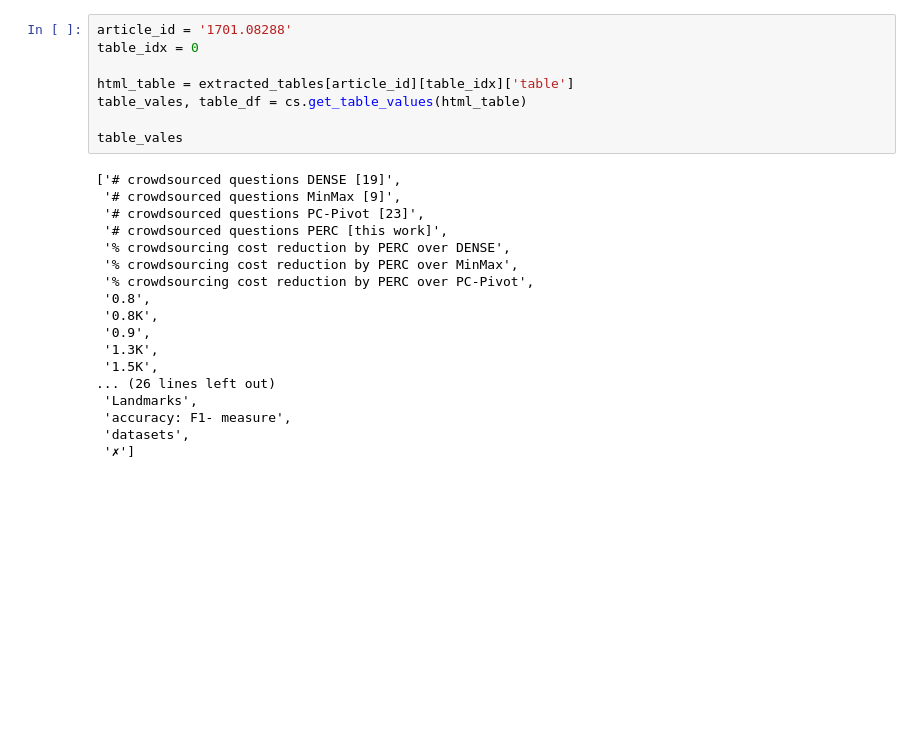
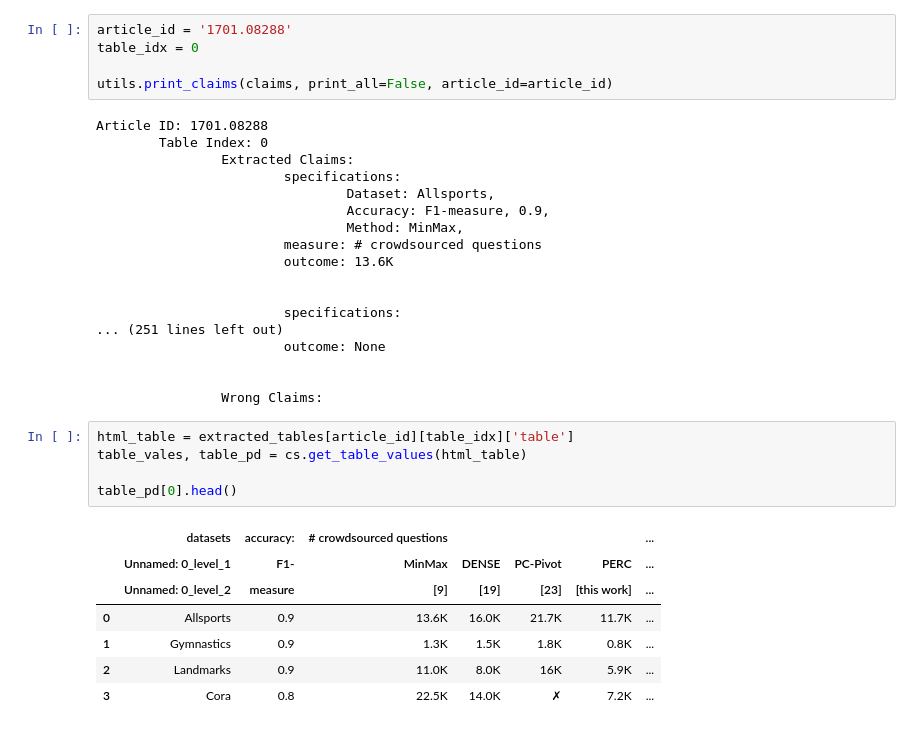
Before and after one commit to menicacci/desiree, a Jupyter notebook: claims_check.ipynb, the cells around one changed output. Cells and saved outputs as stored; diff of their text form; blank space fills up the shorter version.

```diff
--- a/claims_check.ipynb
+++ b/claims_check.ipynb
@@ -53,26 +43,36 @@ Article ID: 1701.08288
+# %%
+article_id = '1701.08288'
+table_idx = 0
+
+utils.print_claims(claims, print_all=False, article_id=article_id)
+# %% [output]
+Article ID: 1701.08288
+        Table Index: 0
+                Extracted Claims:
+                        specifications:
+                                Dataset: Allsports,
+                                Accuracy: F1-measure, 0.9,
+                                Method: MinMax,
+                        measure: # crowdsourced questions
+                        outcome: 13.6K
+
+
+                        specifications:
+... (251 lines left out)
+                        outcome: None
+
+
+                Wrong Claims:
 # %%
-article_id = '1701.08288'
-table_idx = 0
+html_table = extracted_tables[article_id][table_idx]['table']
+table_vales, table_pd = cs.get_table_values(html_table)
 
-html_table = extracted_tables[article_id][table_idx]['table']
-table_vales, table_df = cs.get_table_values(html_table)
-
-table_vales
+table_pd[0].head()
 # %% [output]
-['# crowdsourced questions DENSE [19]',
- '# crowdsourced questions MinMax [9]',
- '# crowdsourced questions PC-Pivot [23]',
- '# crowdsourced questions PERC [this work]',
- '% crowdsourcing cost reduction by PERC over DENSE',
- '% crowdsourcing cost reduction by PERC over MinMax',
- '% crowdsourcing cost reduction by PERC over PC-Pivot',
- '0.8',
- '0.8K',
- '0.9',
- '1.3K',
- '1.5K',
-... (26 lines left out)
- 'Landmarks',
- 'accuracy: F1- measure',
- 'datasets',
- '✗']
+|  | datasets | accuracy: | # crowdsourced questions |  |  |  | ... |
+|  | Unnamed: 0_level_1 | F1- | MinMax | DENSE | PC-Pivot | PERC | ... |
+|  | Unnamed: 0_level_2 | measure | [9] | [19] | [23] | [this work] | ... |
+| 0 | Allsports | 0.9 | 13.6K | 16.0K | 21.7K | 11.7K | ... |
+| 1 | Gymnastics | 0.9 | 1.3K | 1.5K | 1.8K | 0.8K | ... |
+| 2 | Landmarks | 0.9 | 11.0K | 8.0K | 16K | 5.9K | ... |
+| 3 | Cora | 0.8 | 22.5K | 14.0K | ✗ | 7.2K | ... |
```
Also changed, not shown: parts of 13 cells of this notebook, 9 other files.
